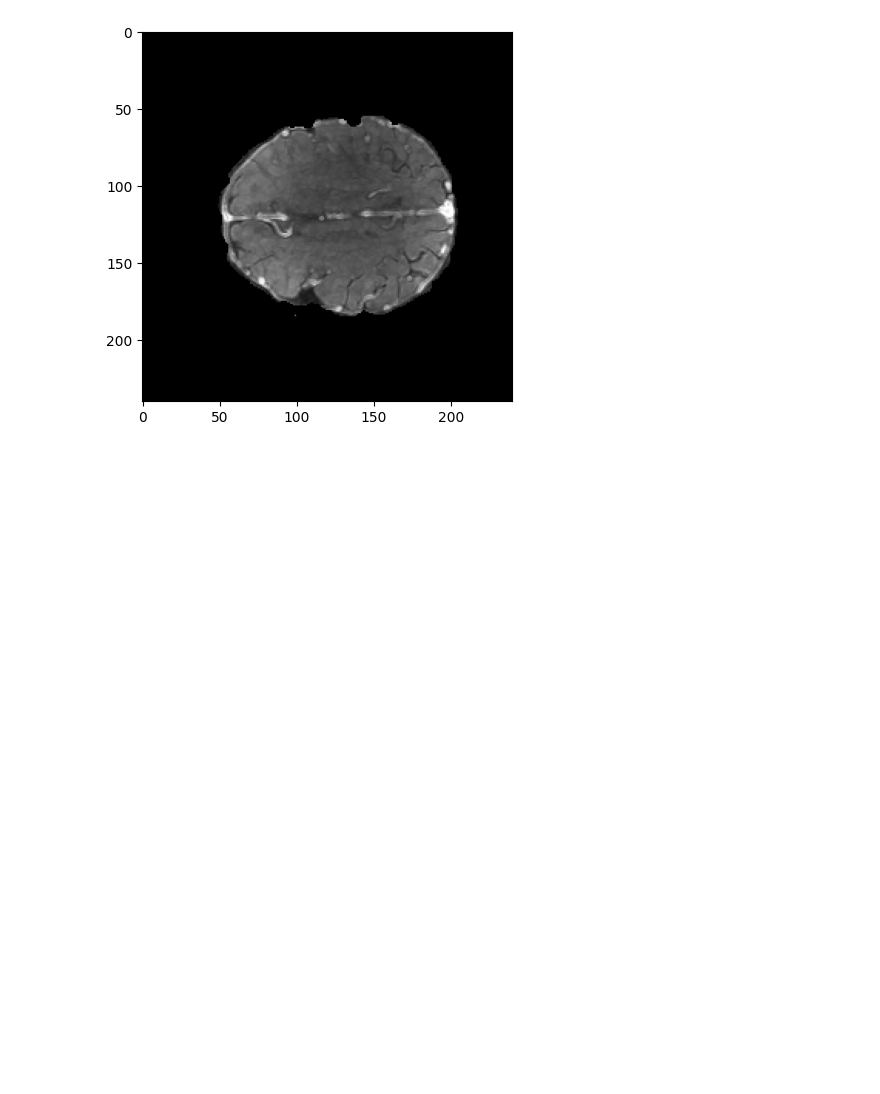
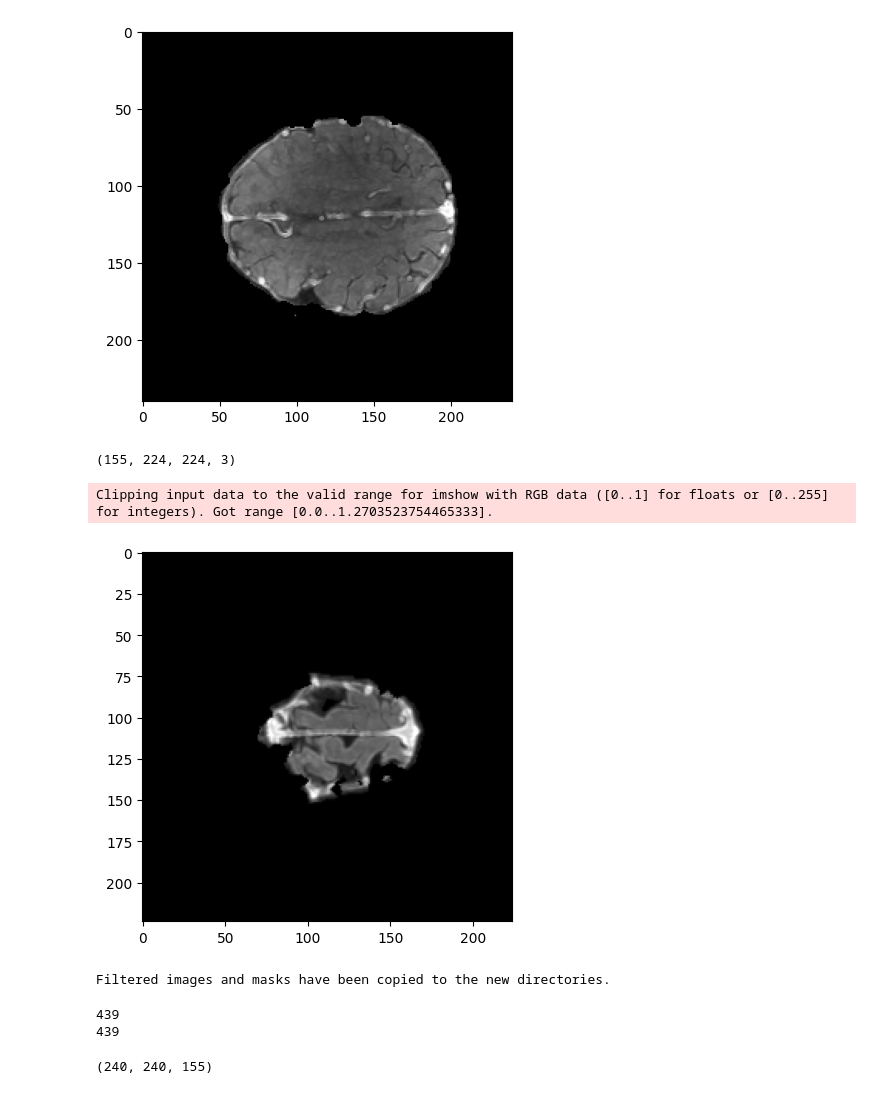
Before and after one commit to JPDevOpti/AI_Automatic_Tumor_Segmentation, a Jupyter notebook: modelos/resnet/test.ipynb, the cells around one changed output. Saved outputs shown, nothing was run; the diff lists cells and outputs as text; code cells hidden in the pictures; blank space fills up the shorter version.

```diff
--- a/modelos/resnet/test.ipynb
+++ b/modelos/resnet/test.ipynb
@@ -30,3 +74,70 @@ plt.show()
 Clipping input data to the valid range for imshow with RGB data ([0..1] for floats or [0..255] for integers). Got range [0.0..1.4836063385009766].
 (240, 240, 3)
 [figure]
+# %%
+# open the first image from the new folder
+img = nib.load('../../DataBase/DataSet_Preprocessed_RGB/SUB-00104.nii.gz')
+#show shape of image
+print(img.shape)
+# %% [output]
+(155, 224, 224, 3)
+# %%
+# show the a volume of the image
+vol = img.get_fdata()[131]
+plt.imshow(vol)
+plt.show()
+# %% [output]
+Clipping input data to the valid range for imshow with RGB data ([0..1] for floats or [0..255] for integers). Got range [0.0..1.2703523754465333].
+[figure, added]
+# %%
+import os
+import shutil
+
+# Define input and output directories
+input_images_dir = '../../DataBase/DataSet_Preprocessed_RGB/'
+input_masks_dir = '../../DataBase/MASK/'
+output_images_dir = '../../DataBase/DataSet_Preprocessed_RGB_clear/'
+output_masks_dir = '../../DataBase/MASK_CLEAR/'
+
+# Create the output directories if they don't exist
+os.makedirs(output_images_dir, exist_ok=True)
+os.makedirs(output_masks_dir, exist_ok=True)
+
+# Get the list of image filenames without extensions
+image_filenames = {os.path.splitext(filename)[0] for filename in os.listdir(input_images_dir) if
+                   filename.endswith('.nii.gz')}
+
+# Iterate over all mask files in the input masks directory
+for mask_filename in os.listdir(input_masks_dir):
+    if mask_filename.endswith('.nii.gz'):
+        # Extract the base name without the 'MASK-' prefix
+        base_name = mask_filename.replace('MASK-', 'SUB-')
+        base_name_no_gz = base_name.replace('.gz', '')
+
+        # Check if the corresponding image exists
+        if base_name_no_gz in image_filenames:
+            # Copy the image to the output directory
+            shutil.copy(os.path.join(input_images_dir, base_name),
+                        os.path.join(output_images_dir, base_name))
+
+            # Copy the mask to the output directory
+            shutil.copy(os.path.join(input_masks_dir, mask_filename),
+                        os.path.join(output_masks_dir, mask_filename))
+
+print("Filtered images and masks have been copied to the new directories.")
+# %% [output]
+Filtered images and masks have been copied to the new directories.
+# %%
+# print the total files in the ../../DataBase/DataSet_Preprocessed_RGB_clear folder and ../../DataBase/MASK_CLEAR folder
+print(len(os.listdir(output_images_dir)))
+print(len(os.listdir(output_masks_dir)))
+# %% [output]
+439
+439
+# %%
+# Load nifti mask image from ../../DataBase/MASK_CLEAR/SUB-00104.nii.gz
+mask = nib.load('../../DataBase/MASK_CLEAR/MASK-00104.nii.gz')
+#show shape of image
+print(mask.shape)
+# %% [output]
+(240, 240, 155)
```
Also changed, not shown: parts of 4 cells of this notebook, 2 other files.
